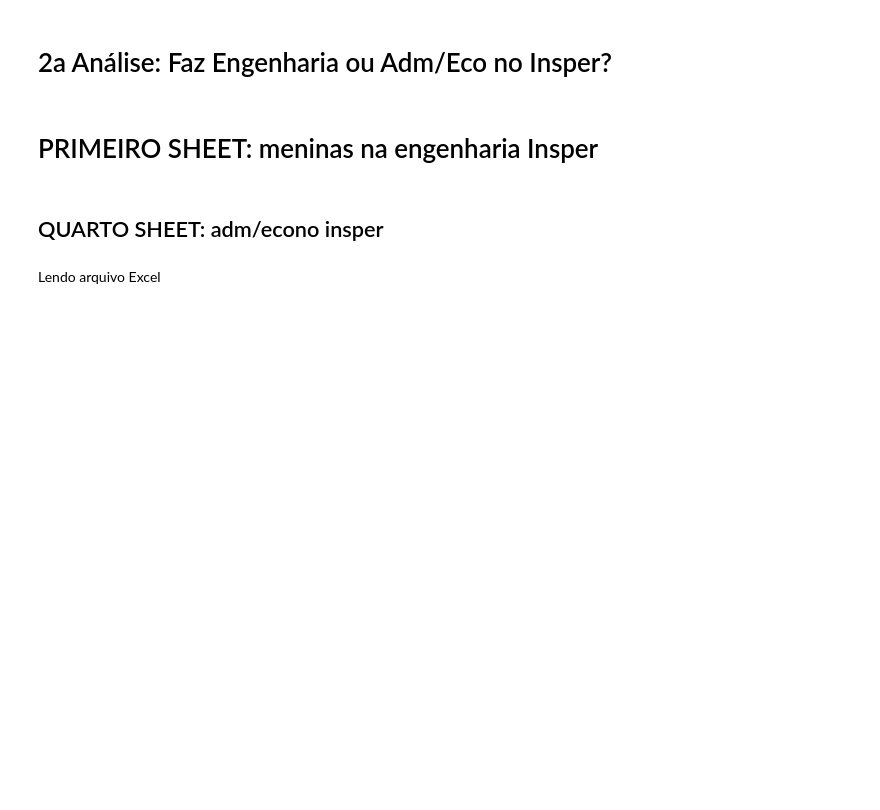
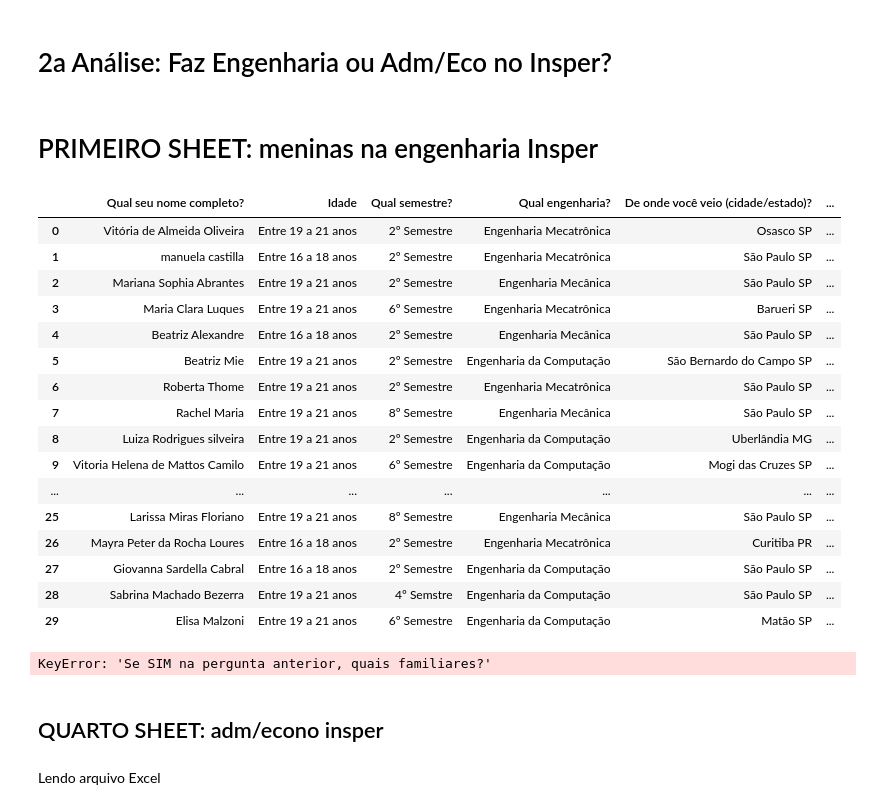
Before and after one commit to BeatrizAlexandre/Projeto_3_CD, a Jupyter notebook: Projeto_3_Beatriz_Alexandre_e_Manuela_Castilla-Copy1.ipynb, the cells around one changed output. Drawn from its saved outputs; the diff is of its cells as text; code cells hidden in the pictures; blank space fills up the shorter version.

```diff
--- a/Projeto_3_Beatriz_Alexandre_e_Manuela_Castilla-Copy1.ipynb
+++ b/Projeto_3_Beatriz_Alexandre_e_Manuela_Castilla-Copy1.ipynb
@@ -343,9 +343,28 @@ Text(0.5,1,'Estuda no Insper')
 # %%
 # leitura do excel
 eng_insper_2 = pd.read_excel('PESQUISA.xlsx', sheet_name = 0)
+eng_insper_2
+# %% [output]
+|  | Qual seu nome completo? | Idade | Qual semestre? | Qual engenharia? | De onde você veio (cidade/estado)? | ... |
+| 0 | Vitória de Almeida Oliveira | Entre 19 a 21 anos | 2º Semestre | Engenharia Mecatrônica | Osasco SP | ... |
+| 1 | manuela castilla | Entre 16 a 18 anos | 2º Semestre | Engenharia Mecatrônica | São Paulo SP | ... |
+| 2 | Mariana Sophia Abrantes | Entre 19 a 21 anos | 2º Semestre | Engenharia Mecânica | São Paulo SP | ... |
+| 3 | Maria Clara Luques | Entre 19 a 21 anos | 6º Semestre | Engenharia Mecatrônica | Barueri SP | ... |
+| 4 | Beatriz Alexandre | Entre 16 a 18 anos | 2º Semestre | Engenharia Mecânica | São Paulo SP | ... |
+| 5 | Beatriz Mie | Entre 19 a 21 anos | 2º Semestre | Engenharia da Computação | São Bernardo do Campo SP | ... |
+| 6 | Roberta Thome | Entre 19 a 21 anos | 2º Semestre | Engenharia Mecatrônica | São Paulo SP | ... |
+| 7 | Rachel Maria | Entre 19 a 21 anos | 8º Semestre | Engenharia Mecânica | São Paulo SP | ... |
+| 8 | Luiza Rodrigues silveira | Entre 19 a 21 anos | 2º Semestre | Engenharia da Computação | Uberlândia MG | ... |
+| 9 | Vitoria Helena de Mattos Camilo | Entre 19 a 21 anos | 6º Semestre | Engenharia da Computação | Mogi das Cruzes SP | ... |
+| ... | ... | ... | ... | ... | ... | ... |
+| 25 | Larissa Miras Floriano | Entre 19 a 21 anos | 8º Semestre | Engenharia Mecânica | São Paulo SP | ... |
+| 26 | Mayra Peter da Rocha Loures | Entre 16 a 18 anos | 2º Semestre | Engenharia Mecatrônica | Curitiba PR | ... |
+| 27 | Giovanna Sardella Cabral | Entre 16 a 18 anos | 2º Semestre | Engenharia da Computação | São Paulo SP | ... |
+| 28 | Sabrina Machado Bezerra | Entre 19 a 21 anos | 4º Semstre | Engenharia da Computação | São Paulo SP | ... |
+| 29 | Elisa Malzoni | Entre 19 a 21 anos | 6º Semestre | Engenharia da Computação | Matão SP | ... |
 # %%
 #renomeando colunas:
-eng_insper_2 = eng_insper_2.rename(columns={"Qual seu nome completo?": "NOME", "Qual semestre?": "SEMESTRE", "Idade": "IDADE", "Qual engenharia?": "Curso", "De onde você veio (cidade/estado)?": "ESTADO/CID", "Frequentou o Ensino Médio...":"TIPO_EM", "Qual o nome do seu colégio?": "NOME_EM",  'Algum familiar trabalha na área de engenharia?':'Familiar na área?',  'Se SIM na pergunta anterior,  quais familiares?':'Quais familiares?', 'Engenharia foi sua 1a escolha?':'Seu curso foi sua 1a escolha?','Por que escolheu Engenharia?':'Por que escolheu este curso ?'})
+eng_insper_2 = eng_insper_2.rename(columns={"Qual seu nome completo?": "NOME", "Qual semestre?": "SEMESTRE", "Idade": "IDADE", "Qual engenharia?": "Curso", "De onde você veio (cidade/estado)?": "ESTADO/CID", "Frequentou o Ensino Médio...":"TIPO_EM", "Qual o nome do seu colégio?": "NOME_EM",  'Algum familiar trabalha na área de engenharia?':'Familiar na área?', 'Engenharia foi sua 1a escolha?':'Seu curso foi sua 1a escolha?','Por que escolheu Engenharia?':'Por que escolheu este curso ?'})
 
 #limpeza e modificações
 semestre=[]
@@ -372,7 +391,9 @@ eng_insper_2['Se "Não", qual?'] = eng_insper_2['Se "Não", qual?'].fillna('Insp
 
 eng_insper_2['Faz Engenharia?']= '1'
 
-eng_insper_2['Quais familiares?'] = eng_insper_2['Quais familiares?'].fillna('Ninguém')
+eng_insper_2['Se SIM na pergunta anterior, quais familiares?'] = eng_insper_2['Se SIM na pergunta anterior, quais familiares?'].fillna('Ninguém')
+# %% [output]
+KeyError: 'Se SIM na pergunta anterior, quais familiares?'
 # %%
 eng_insper_2_idx=eng_insper_2.set_index('NOME')
 # %% [markdown]
```
Also changed, not shown: parts of 30 cells of this notebook, 2 other files.
